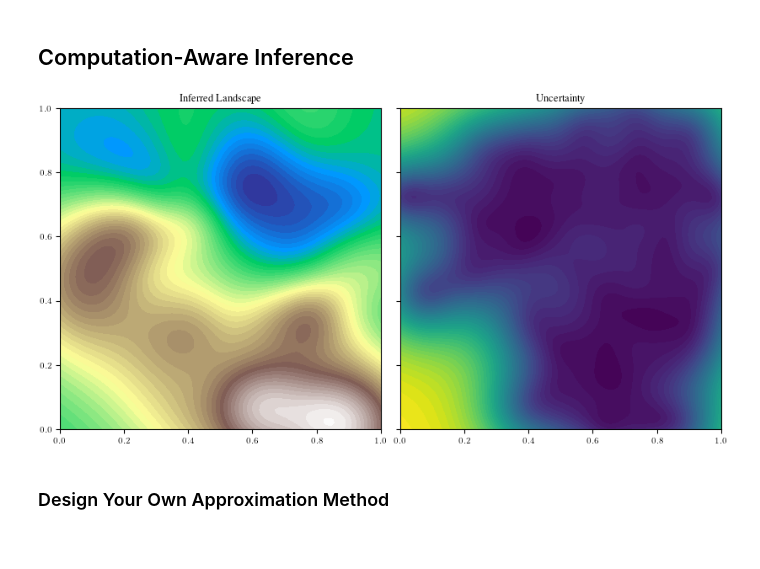
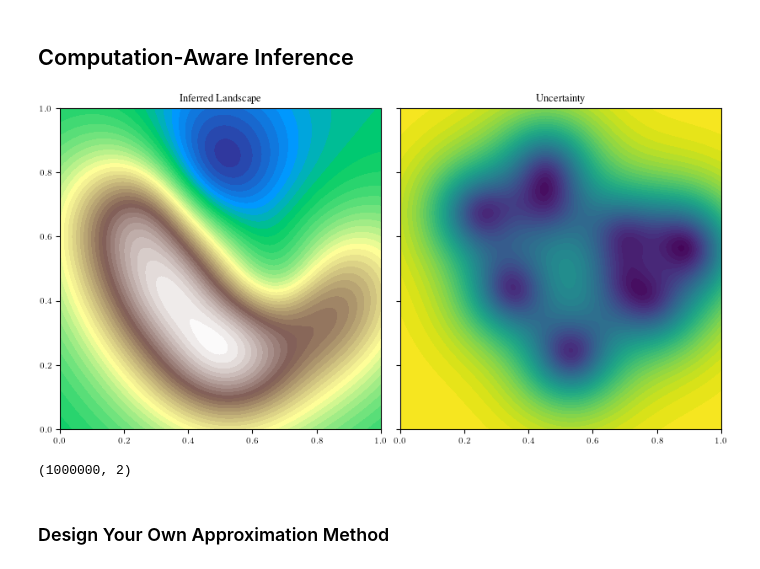
Before and after one commit to probabilistic-numerics/probnum-spring-school, a Jupyter notebook: 2023/tutorials/computation_aware_gps/tutorial_path_planning.ipynb, the cells around one changed output. Cells and saved outputs as stored; diff of their text form; code cells hidden in the pictures.

```diff
--- a/2023/tutorials/computation_aware_gps/tutorial_path_planning.ipynb
+++ b/2023/tutorials/computation_aware_gps/tutorial_path_planning.ipynb
@@ -38,7 +38,7 @@ from dataset import Dataset
 landscape_fn = generate_landscape(seed=0)
 
 # Satellite measurements
-num_train_data = 10000
+num_train_data = 100000
 train_data = Dataset(landscape_fn, num=num_train_data)
 train_data.X.shape
 # %% [output]
@@ -170,36 +172,40 @@ L = np.linalg.cholesky(Khat)
 # Accurate images on satellite around Mars, but communication with earth is slow and hardware is limited on satellite / robot. Need fast inference with little computation time.
 
 # iterative gp posterior
-gp_post = gp.condition_on_data(train_data.X, train_data.y, noise, approx_method=methods.Cholesky(maxrank=200))
+gp_post = gp.condition_on_data(train_data.X, train_data.y, noise, approx_method=methods.Cholesky(maxrank=10))
 # %%
 with plt.rc_context(bundles.neurips2022(usetex=True, rel_width=1.5)):
     fig, axs = plt.subplots(nrows=1, ncols=2, sharey=True, sharex=True)
 
-    # GP prediction
-    xs = np.linspace(0, 1.0, 100)
-    ys = np.linspace(0, 1.0, 100)
+    # GP prediction on a million datapoints
+    xs = np.linspace(0, 1.0, 1000)
+    ys = np.linspace(0, 1.0, 1000)
     X, Y = np.meshgrid(xs, ys)
     X_pred = np.vstack([X.ravel(), Y.ravel()]).T
     y_pred = gp_post.mean(X_pred)
 
     # Evaluate landscape function for plotting
     axs[0].contourf(X, Y, y_pred.reshape(X.shape), cmap="terrain", levels=50)
 
     # Uncertainty
     axs[1].contourf(
         X, Y, gp_post.std(X_pred).reshape(X.shape), cmap="viridis", levels=50
     )
 
     # Plot settings
     axs[0].set_title("Inferred Landscape")
     axs[1].set_title("Uncertainty")
     axs[0].set_aspect("equal")
     axs[1].set_aspect("equal")
     axs[0].set_xlim(0, 1.0)
     axs[0].set_ylim(0, 1.0)
     plt.show()
 # %% [output]
-[figure, old version]
+[figure, new version]
+# %%
+X_pred.shape
+# %% [output]
+(1000000, 2)
 # %% [markdown]
 ### Design Your Own Approximation Method
 # %%
```
Also changed, not shown: parts of 5 cells of this notebook.
